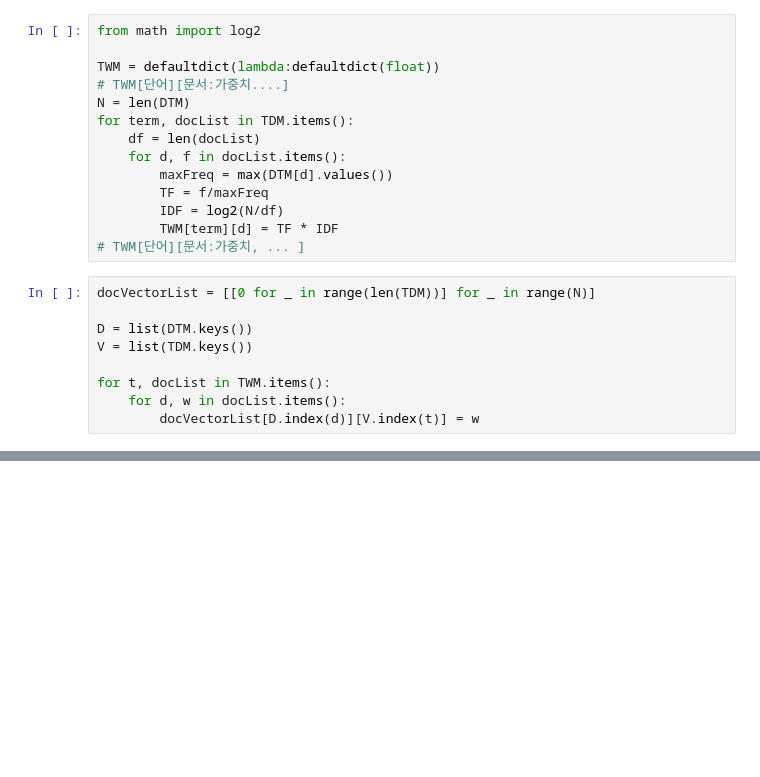
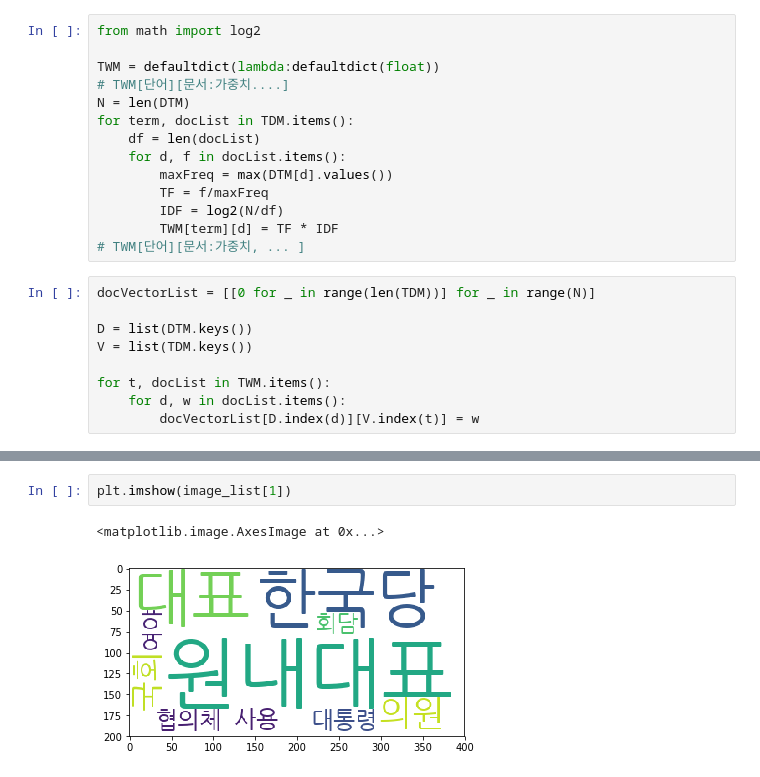
Before and after one commit to smothly/ai_innovation_NLP, a Jupyter notebook: 6.14 term clustering.ipynb, the cells around one changed output, grey strips where cells are left out. Cells and saved outputs as stored; diff of their text form; blank space fills up the shorter version.

```diff
--- a/6.14 term clustering.ipynb
+++ b/6.14 term clustering.ipynb
@@ -408,0 +455,5 @@ for i in range(K):
+# %%
+plt.imshow(image_list[1])
+# %% [output]
+<matplotlib.image.AxesImage at 0x...>
+[figure, added]
```
Also changed, not shown: parts of 20 cells of this notebook, 6 other files.
